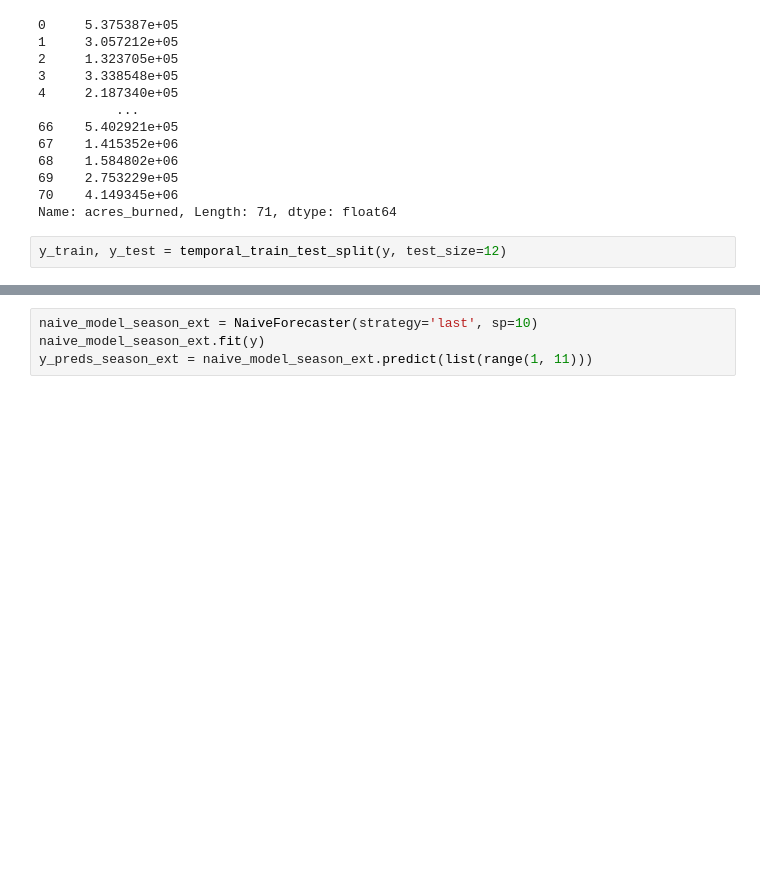
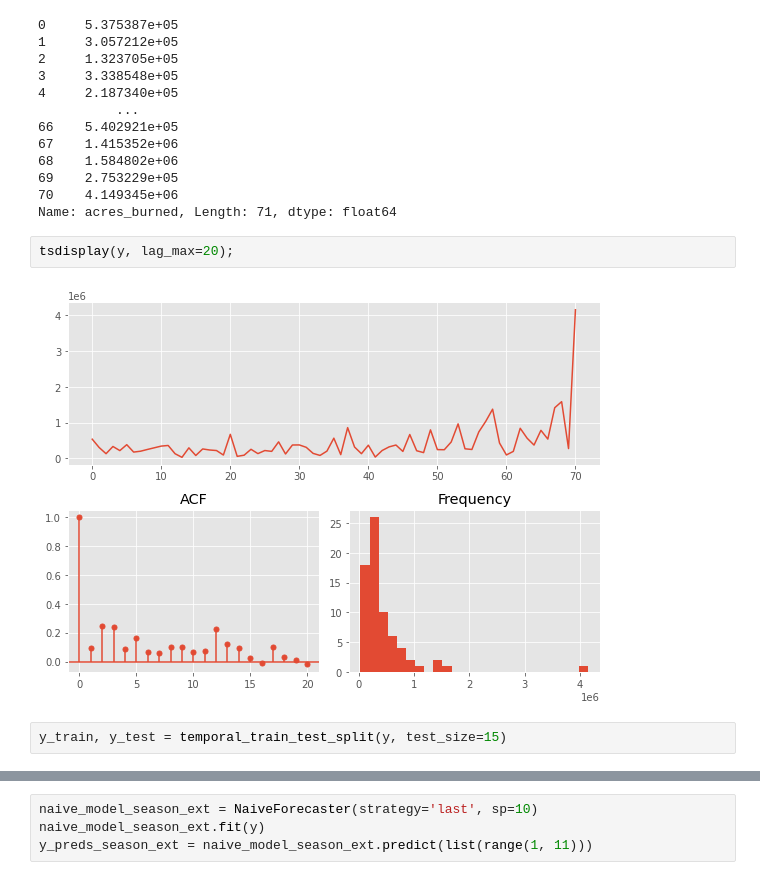
Before and after one commit to jefremides/Project_5, a Jupyter notebook: 04_models/claire_time_series_models.ipynb, the cells around one changed output, grey strips where cells are left out. Saved outputs shown, nothing was run; the diff lists cells and outputs as text; blank space fills up the shorter version.

```diff
--- a/04_models/claire_time_series_models.ipynb
+++ b/04_models/claire_time_series_models.ipynb
@@ -60,8 +68,12 @@ y
 69    2.753229e+05
 70    4.149345e+06
 Name: acres_burned, Length: 71, dtype: float64
+# %%
+tsdisplay(y, lag_max=20);
+# %% [output]
+[figure, added]
 # %%
-y_train, y_test = temporal_train_test_split(y, test_size=12)
+y_train, y_test = temporal_train_test_split(y, test_size=15)
 # %%
 plot_ys(y_train, y_test, labels=['y_train', 'y_test']);
 # %% [output]
```
Also changed, not shown: parts of 22 cells of this notebook, 4 other files.
